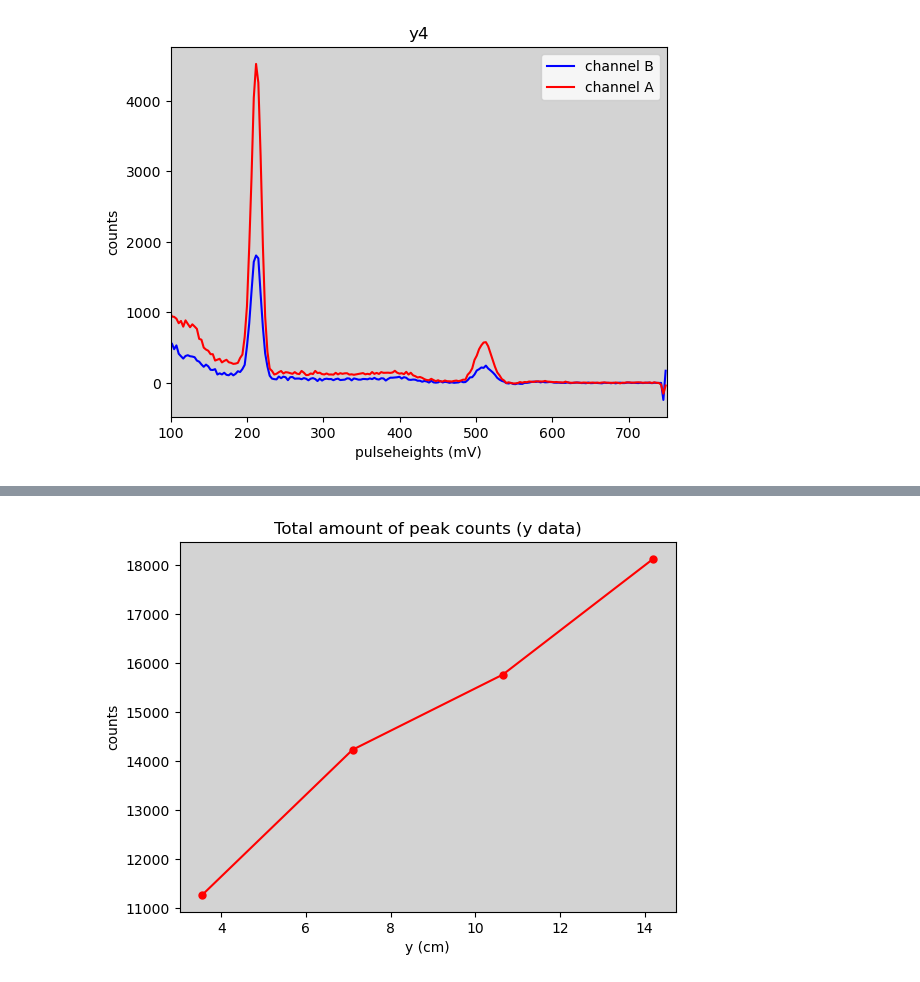
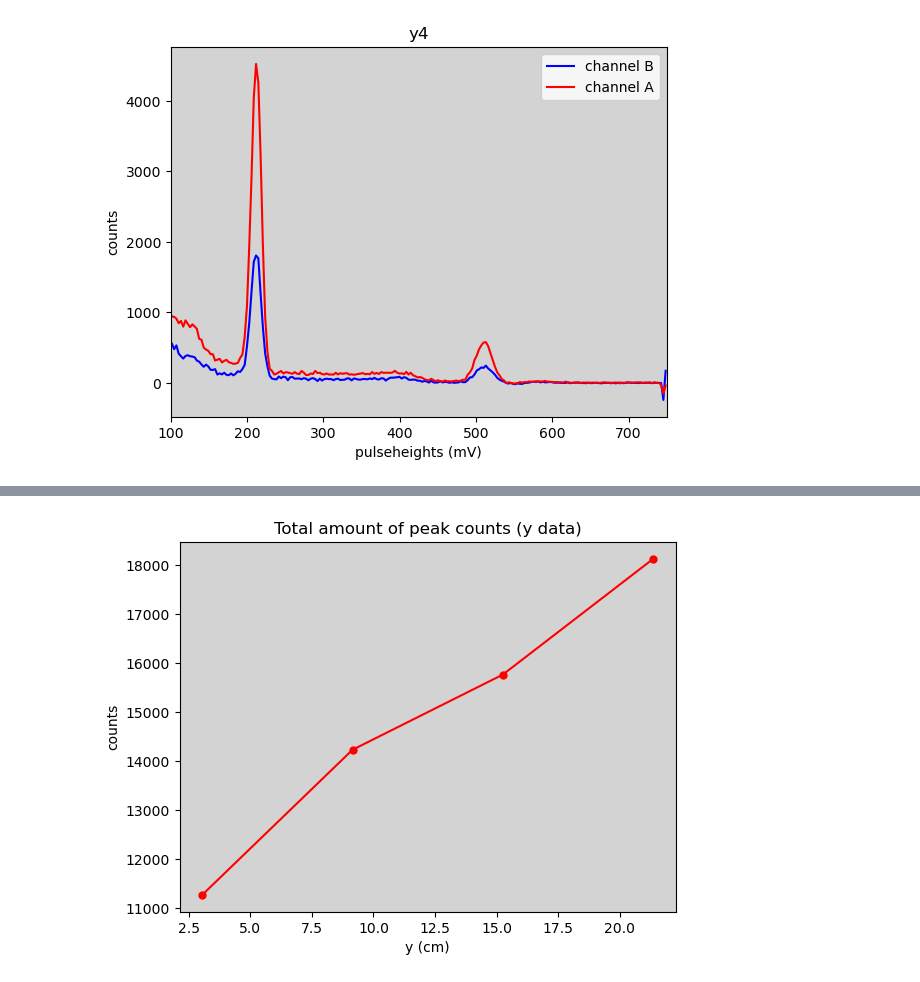
Before and after one commit to jrc-rodriguez/particle_physics, a Jupyter notebook: particle_physics.ipynb, the cells around one changed output, grey strips where cells are left out. Drawn from its saved outputs; the diff is of its cells as text; code cells hidden in the pictures.

```diff
--- a/particle_physics.ipynb
+++ b/particle_physics.ipynb
@@ -281,28 +294,28 @@ plt.show()
 # %%
-y_loc = [3.55, 7.1, 10.65, 14.2]
+y_loc = [3.05, 9.15, 15.25, 21.35]
 
 _, counts_A_y1 = adjust(pulseheights, counts_A_y1)
 _, counts_B_y1 = adjust(pulseheights, counts_B_y1)
 _, counts_A_y2 = adjust(pulseheights, counts_A_y2)
 _, counts_B_y2 = adjust(pulseheights, counts_B_y2)
 _, counts_A_y3 = adjust(pulseheights, counts_A_y3)
 _, counts_B_y3 = adjust(pulseheights, counts_B_y3)
 _, counts_A_y4 = adjust(pulseheights, counts_A_y4)
 _, counts_B_y4 = adjust(pulseheights, counts_B_y4)
 
 y1_counts = [sum(counts_A_y1) + sum(counts_B_y1)]
 y2_counts = [sum(counts_A_y2) + sum(counts_B_y2)]
 y3_counts = [sum(counts_A_y3) + sum(counts_B_y3)]
 y4_counts = [sum(counts_A_y4) + sum(counts_B_y4)]
 
 y_counts = [y1_counts, y2_counts, y3_counts, y4_counts]
 
 plt.plot(y_loc, y_counts, 'o-', markersize = 5, color = 'red')
 
 plt.gca().set_facecolor('lightgrey')
 plt.title("Total amount of peak counts (y data)")
 plt.ylabel("counts")
 plt.xlabel("y (cm)")
 plt.show()
 # %% [output]
-[figure, old version]
+[figure, new version]
```
Also changed, not shown: parts of 25 cells of this notebook.
